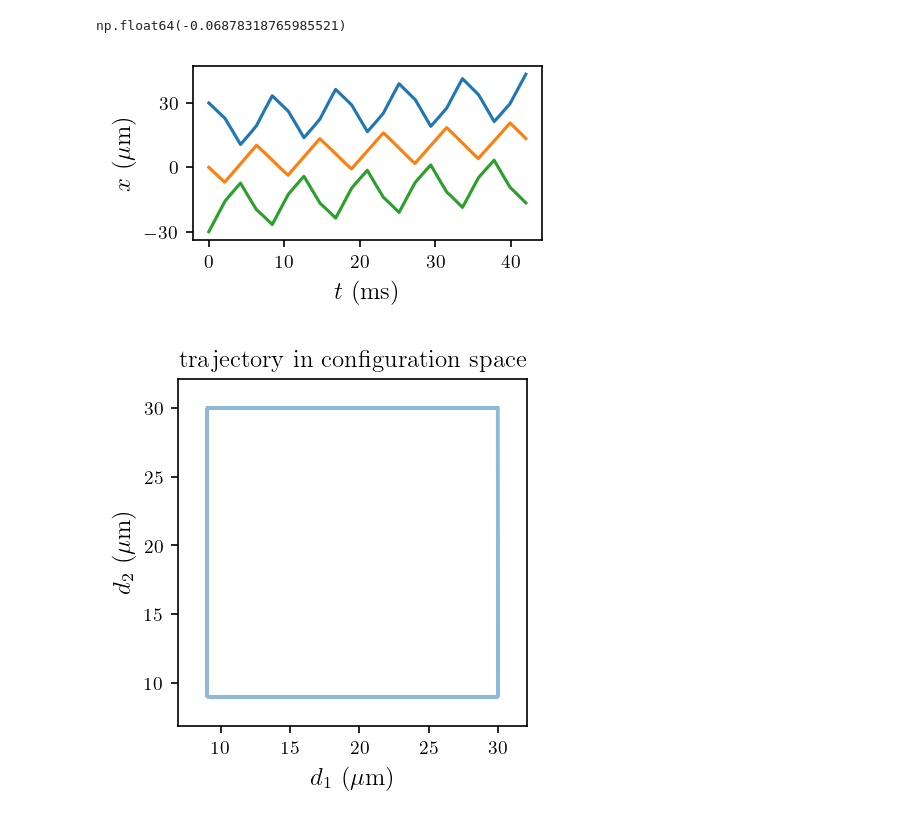
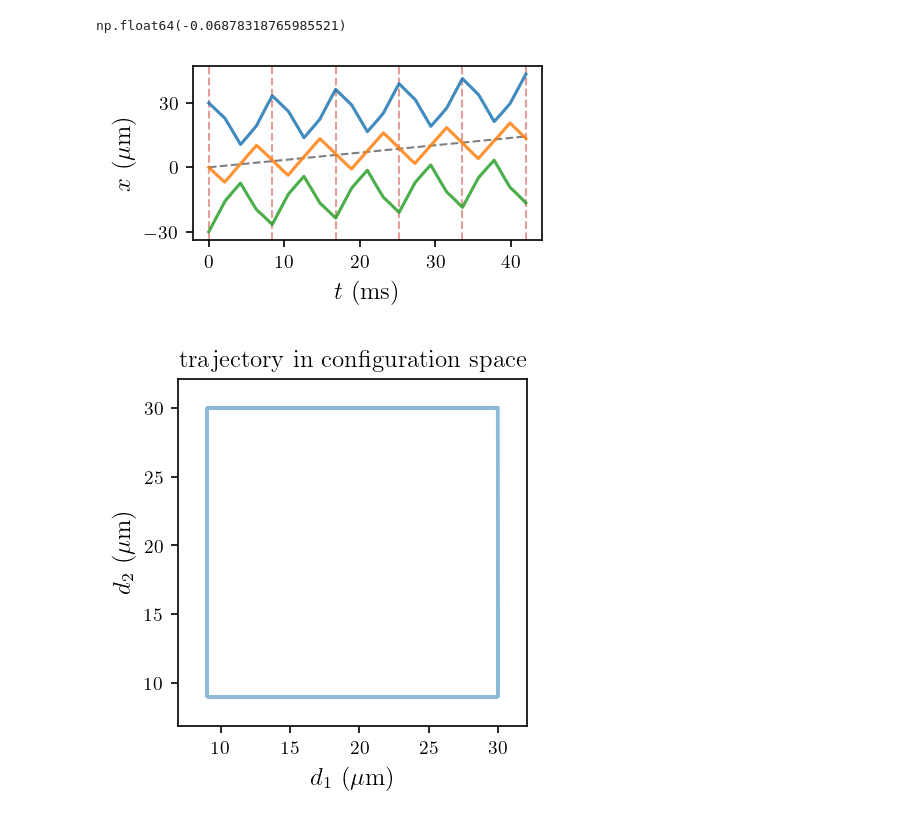
Before and after one commit to david16correa/LBM-benchmarks, a Jupyter notebook: 6 Najafi-Golestanian/notebook/main.ipynb, the cells around one changed output. Drawn from its saved outputs; the diff is of its cells as text; code cells hidden in the pictures.

```diff
--- a/6 Najafi-Golestanian/notebook/main.ipynb
+++ b/6 Najafi-Golestanian/notebook/main.ipynb
@@ -108,23 +108,32 @@ np.float64(-0.06878318765985521)
 # %%
 # fig, axes = plt.subplots(1,2,figsize=(6,2.7))
 fig, axes = plt.subplots(figsize=(3,1.5))
 
 for Id in np.arange(nParticles):
-    axes.plot(particleTime, particleDf.query(f"particleId == {Id+1}").position_x.values, label=f"$x_{Id+1}$")
+    axes.plot(particleTime, particleDf.query(f"particleId == {Id+1}").position_x.values, alpha = 0.85, label=f"$x_{Id+1}$", zorder = 2)
+
+axes.plot(particleTime, particleTime * expectedSpeed, color = "black", alpha = 0.5, linewidth=1, linestyle='dashed', zorder = 1)
+
+axes.axvline(0, color = "#CA3D34", alpha = 0.5, linewidth=1, linestyle='dashed', zorder = 0)
+axes.axvline(8400, color = "#CA3D34", alpha = 0.5, linewidth=1, linestyle='dashed', zorder = 0)
+axes.axvline(2*8400, color = "#CA3D34", alpha = 0.5, linewidth=1, linestyle='dashed', zorder = 0)
+axes.axvline(3*8400, color = "#CA3D34", alpha = 0.5, linewidth=1, linestyle='dashed', zorder = 0)
+axes.axvline(4*8400, color = "#CA3D34", alpha = 0.5, linewidth=1, linestyle='dashed', zorder = 0)
+axes.axvline(5*8400, color = "#CA3D34", alpha = 0.5, linewidth=1, linestyle='dashed', zorder = 0)
 
 axes.set_xticks([0, 1e4, 2e4, 3e4, 4e4])
 axes.set_xticklabels([0, 10, 20, 30, 40])
 
 axes.set_yticks([-30, 0, 30])
 
 axes.set_xlabel("$t ~ (\\mathrm{ms})$")
 axes.set_ylabel("$x ~ (\\mu \\mathrm{m})$")
 
 plt.savefig("figs/figure2.pdf", format="pdf", bbox_inches="tight")
 
 plt.show()
 # %% [output]
-[figure, old version]
+[figure, new version]
 # %%
 fig, axes = plt.subplots(figsize=(3,3))
 
```
